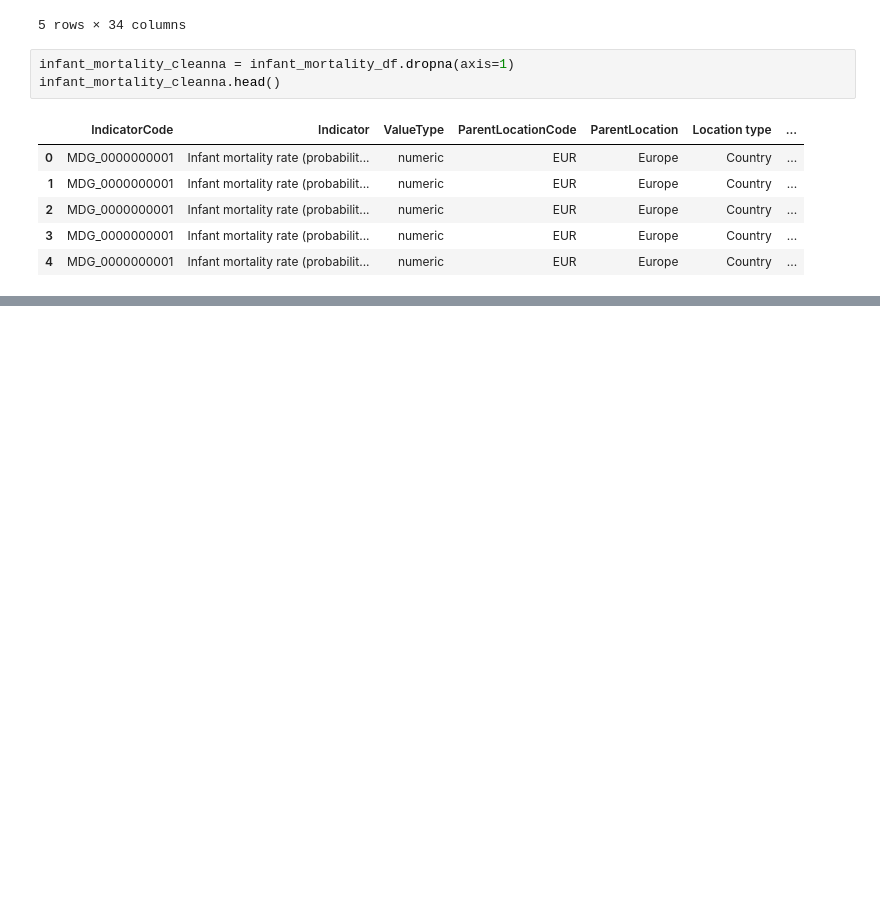
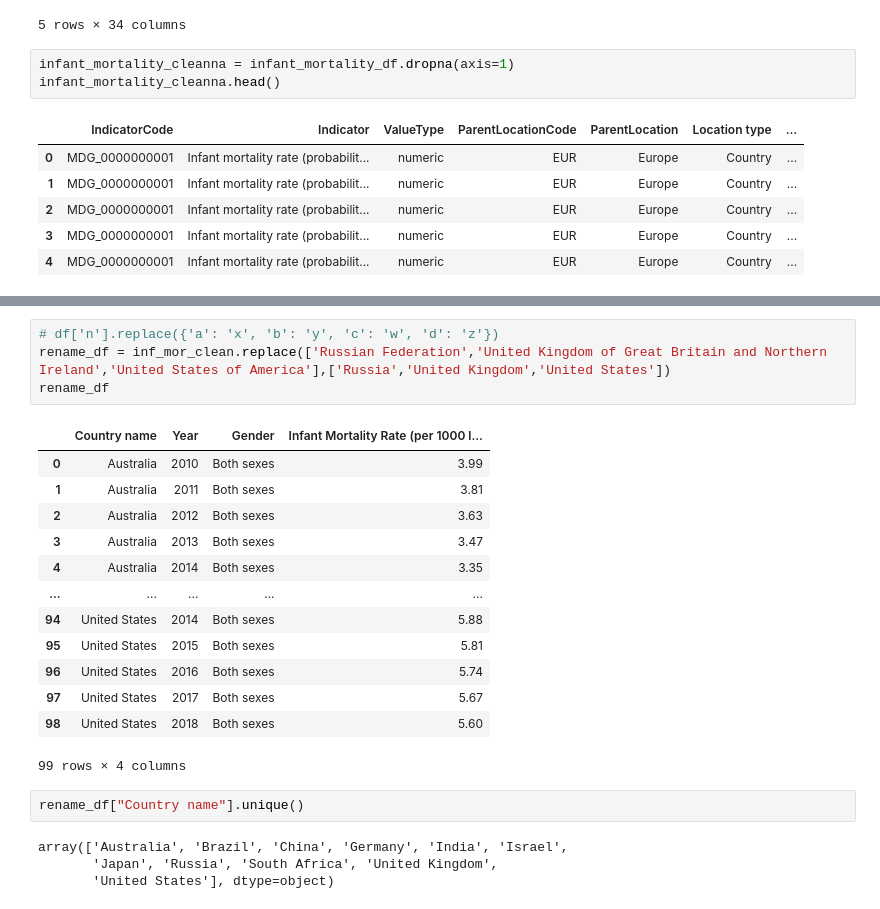
Before and after one commit to fiyang89/project-1-group-8, a Jupyter notebook: Infant Mortality Rate.ipynb, the cells around one changed output, grey strips where cells are left out. Saved outputs shown, nothing was run; the diff lists cells and outputs as text; blank space fills up the shorter version.

```diff
--- a/Infant Mortality Rate.ipynb
+++ b/Infant Mortality Rate.ipynb
@@ -106,0 +120,24 @@ inf_mor_clean
+# %%
+# df['n'].replace({'a': 'x', 'b': 'y', 'c': 'w', 'd': 'z'})
+rename_df = inf_mor_clean.replace(['Russian Federation','United Kingdom of Great Britain and Northern Ireland','United States of America'],['Russia','United Kingdom','United States'])
+rename_df
+# %% [output]
+|  | Country name | Year | Gender | Infant Mortality Rate (per 1000 l... |
+| 0 | Australia | 2010 | Both sexes | 3.99 |
+| 1 | Australia | 2011 | Both sexes | 3.81 |
+| 2 | Australia | 2012 | Both sexes | 3.63 |
+| 3 | Australia | 2013 | Both sexes | 3.47 |
+| 4 | Australia | 2014 | Both sexes | 3.35 |
+| ... | ... | ... | ... | ... |
+| 94 | United States | 2014 | Both sexes | 5.88 |
+| 95 | United States | 2015 | Both sexes | 5.81 |
+| 96 | United States | 2016 | Both sexes | 5.74 |
+| 97 | United States | 2017 | Both sexes | 5.67 |
+| 98 | United States | 2018 | Both sexes | 5.60 |
+99 rows × 4 columns
+# %%
+rename_df["Country name"].unique()
+# %% [output]
+array(['Australia', 'Brazil', 'China', 'Germany', 'India', 'Israel',
+       'Japan', 'Russia', 'South Africa', 'United Kingdom',
+       'United States'], dtype=object)
```
Also changed, not shown: parts of 10 cells of this notebook, 12 other files.
